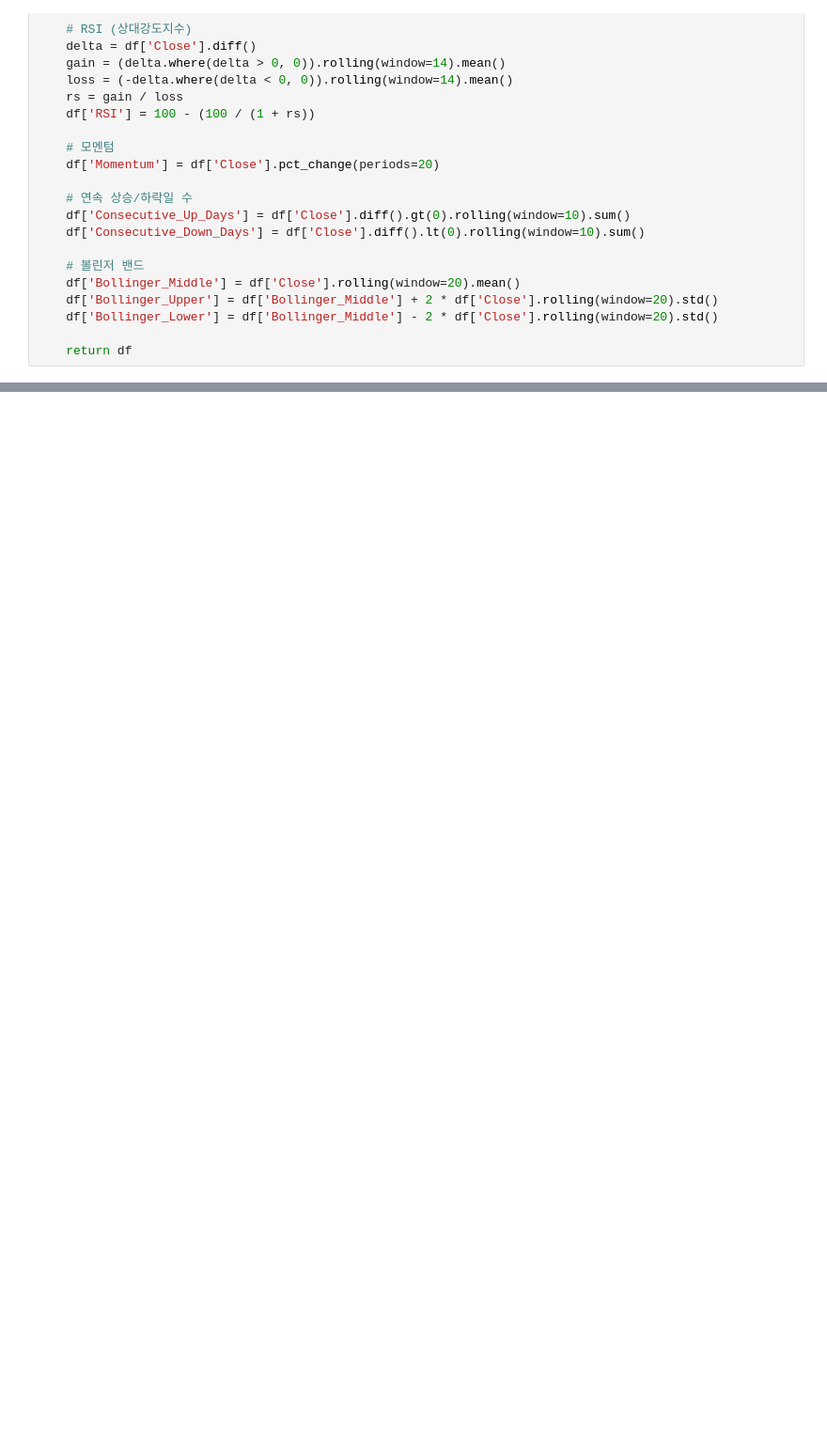
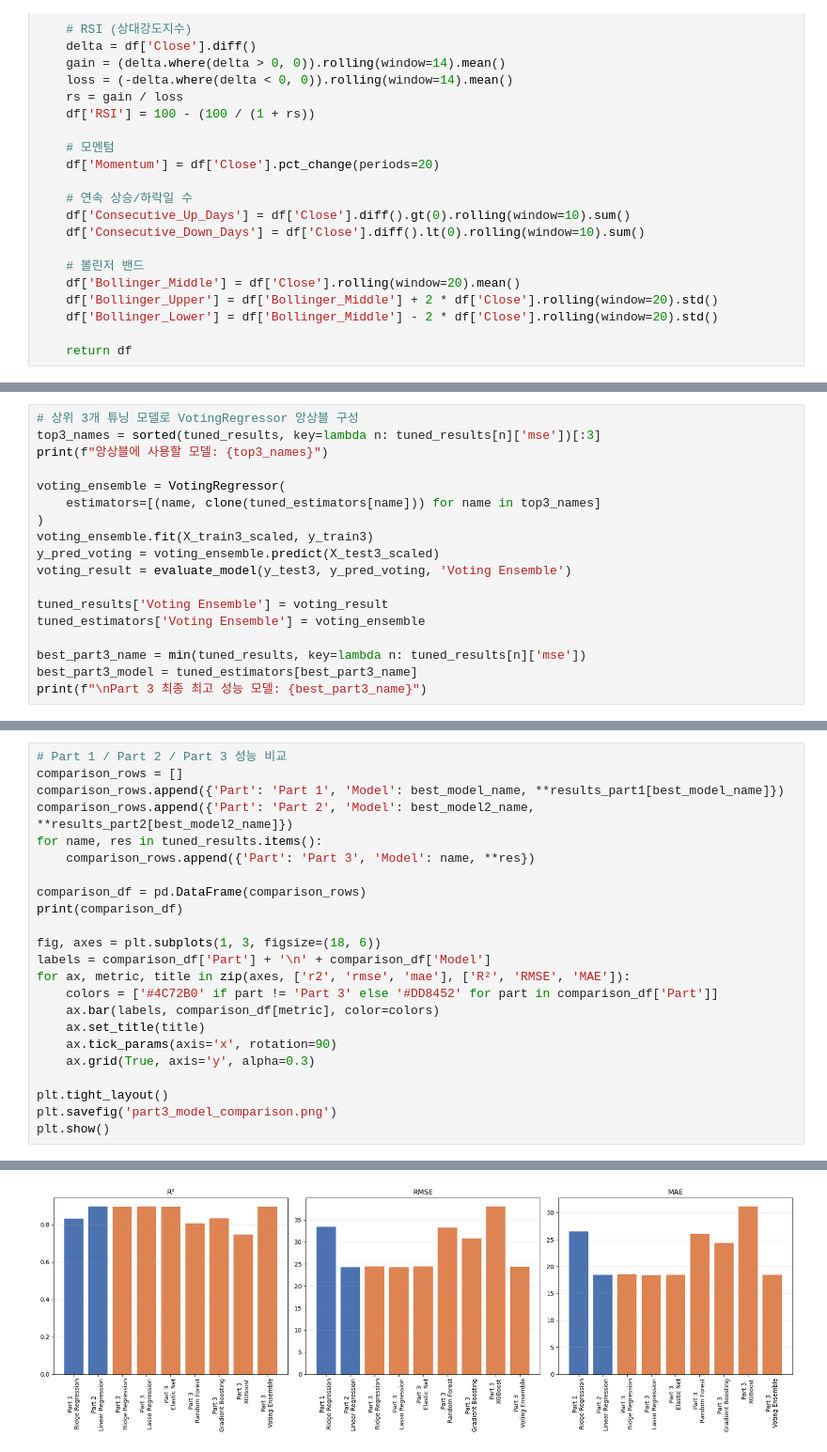
Before and after one commit to 0se0/hw1, a Jupyter notebook: machine_learning_hw1.ipynb, the cells around one changed output, grey strips where cells are left out. Shown at 94% size. Cells and saved outputs as stored; diff of their text form; blank space fills up the shorter version.

```diff
--- a/machine_learning_hw1.ipynb
+++ b/machine_learning_hw1.ipynb
@@ -779,0 +781,18 @@ if hasattr(best_model[1], 'coef_'):  # 선형 모델
+# %%
+# 상위 3개 튜닝 모델로 VotingRegressor 앙상블 구성
+top3_names = sorted(tuned_results, key=lambda n: tuned_results[n]['mse'])[:3]
+print(f"앙상블에 사용할 모델: {top3_names}")
+
+voting_ensemble = VotingRegressor(
+    estimators=[(name, clone(tuned_estimators[name])) for name in top3_names]
+)
+voting_ensemble.fit(X_train3_scaled, y_train3)
+y_pred_voting = voting_ensemble.predict(X_test3_scaled)
+voting_result = evaluate_model(y_test3, y_pred_voting, 'Voting Ensemble')
+
+tuned_results['Voting Ensemble'] = voting_result
+tuned_estimators['Voting Ensemble'] = voting_ensemble
+
+best_part3_name = min(tuned_results, key=lambda n: tuned_results[n]['mse'])
+best_part3_model = tuned_estimators[best_part3_name]
+print(f"\nPart 3 최종 최고 성능 모델: {best_part3_name}")
@@ -779,0 +808,24 @@ if hasattr(best_model[1], 'coef_'):  # 선형 모델
+# %%
+# Part 1 / Part 2 / Part 3 성능 비교
+comparison_rows = []
+comparison_rows.append({'Part': 'Part 1', 'Model': best_model_name, **results_part1[best_model_name]})
+comparison_rows.append({'Part': 'Part 2', 'Model': best_model2_name, **results_part2[best_model2_name]})
+for name, res in tuned_results.items():
+    comparison_rows.append({'Part': 'Part 3', 'Model': name, **res})
+
+comparison_df = pd.DataFrame(comparison_rows)
+print(comparison_df)
+
+fig, axes = plt.subplots(1, 3, figsize=(18, 6))
+labels = comparison_df['Part'] + '\n' + comparison_df['Model']
+for ax, metric, title in zip(axes, ['r2', 'rmse', 'mae'], ['R²', 'RMSE', 'MAE']):
+    colors = ['#4C72B0' if part != 'Part 3' else '#DD8452' for part in comparison_df['Part']]
+    ax.bar(labels, comparison_df[metric], color=colors)
+    ax.set_title(title)
+    ax.tick_params(axis='x', rotation=90)
+    ax.grid(True, axis='y', alpha=0.3)
+
+plt.tight_layout()
+plt.savefig('part3_model_comparison.png')
+plt.show()
+# %% [output]
@@ -779,0 +842 @@ if hasattr(best_model[1], 'coef_'):  # 선형 모델
+[figure, added]
```
Also changed, not shown: parts of 41 cells of this notebook, 20 other files.
